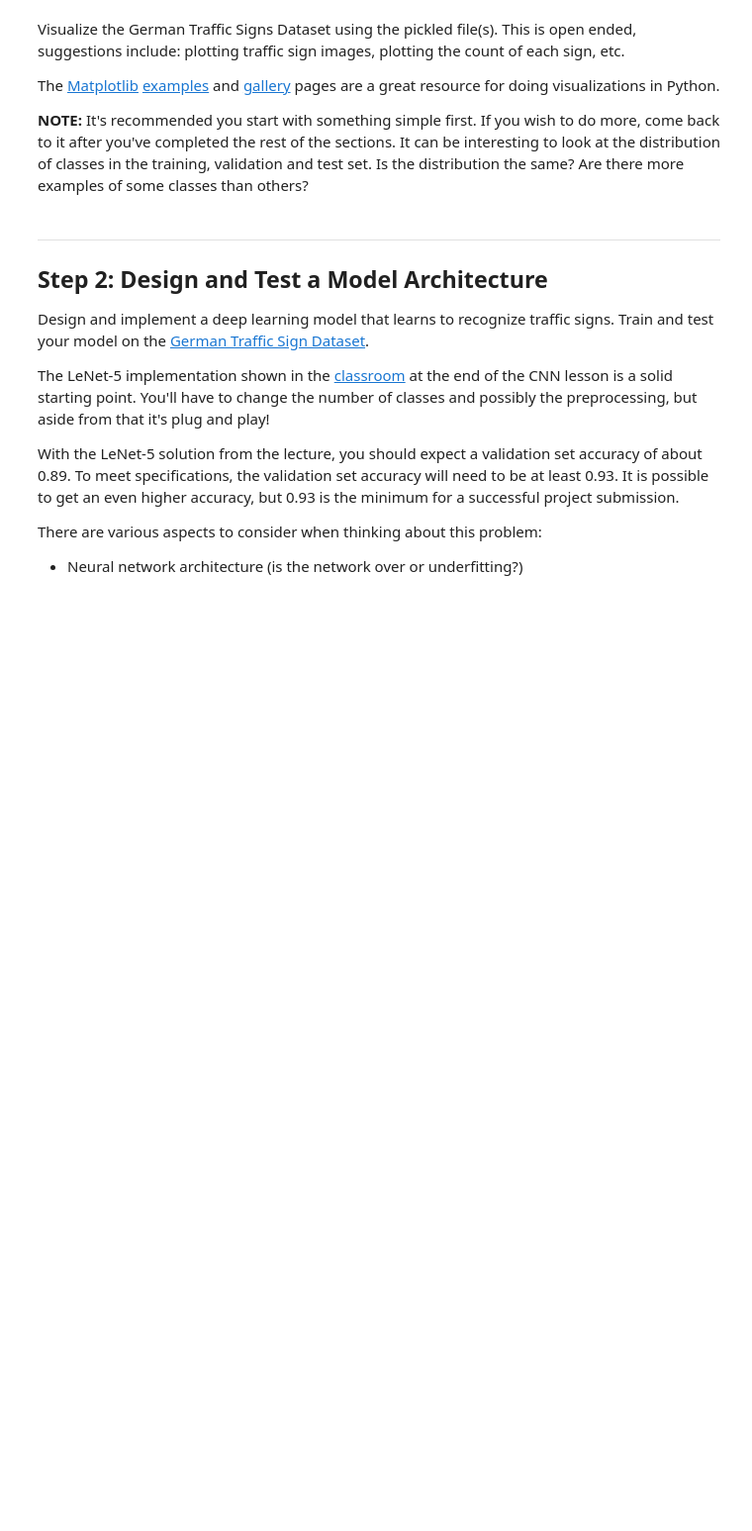
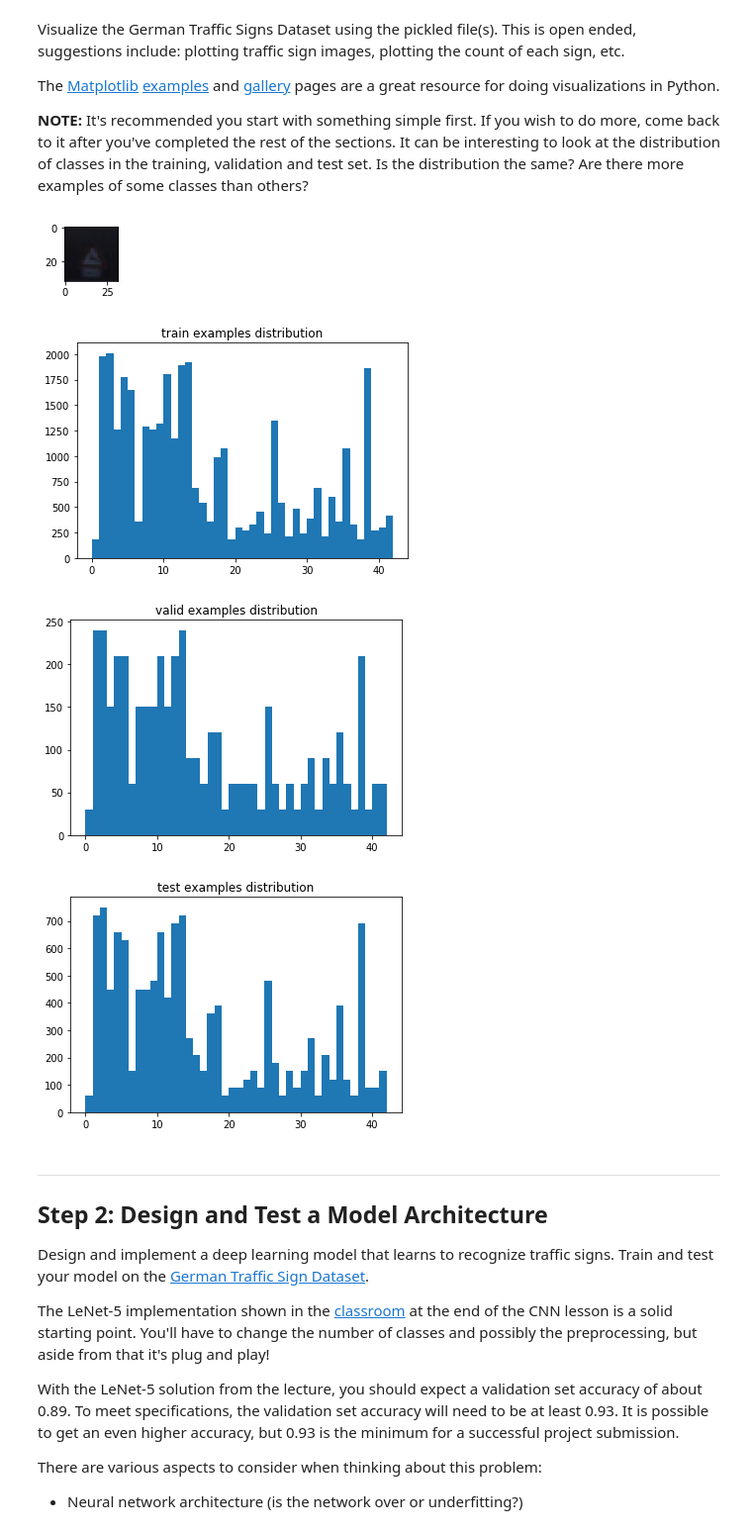
Before and after one commit to jkozlowski/CarND-Traffic-Sign-Classifier-Project, a Jupyter notebook: Traffic_Sign_Classifier.ipynb, the cells around one changed output. Shown at 99% size. Cells and saved outputs as stored; diff of their text form; code cells hidden in the pictures; blank space fills up the shorter version.

Commit message:
Added test validation and new images

```diff
--- a/Traffic_Sign_Classifier.ipynb
+++ b/Traffic_Sign_Classifier.ipynb
@@ -95,32 +95,34 @@ The [Matplotlib](http://matplotlib.org/) [examples](http://matplotlib.org/exampl
 # %%
 ### Data exploration visualization code goes here.
 ### Feel free to use as many code cells as needed.
 import matplotlib.pyplot as plt
 import random
 import numpy as np
 # Visualizations will be shown in the notebook.
 %matplotlib inline
 
 def plot_hist(x, name):
     fig = plt.figure()
     ax = fig.add_subplot(111)
     ax.hist(x, list(set(x)))
     ax.set_title(name + ' examples distribution')
 
 def random_image():
     index = random.randint(0, len(X_train))
     image = X_train[index].squeeze()
     plt.figure(figsize=(1,1))
     plt.imshow(image, cmap='gray')
-    image = preprocess(X_train[index]).squeeze()
-    plt.figure(figsize=(1,1))
-    plt.imshow(image, cmap='gray')
 
 random_image()
 
 plot_hist(y_train, "train")
 plot_hist(y_validation, "valid")
 plot_hist(y_test, "test")
+# %% [output]
+[figure, added]
+[figure, added]
+[figure, added]
+[figure, added]
 # %% [markdown]
 ----
 
```
Also changed, not shown: parts of 1 cell of this notebook, 6 other files.
